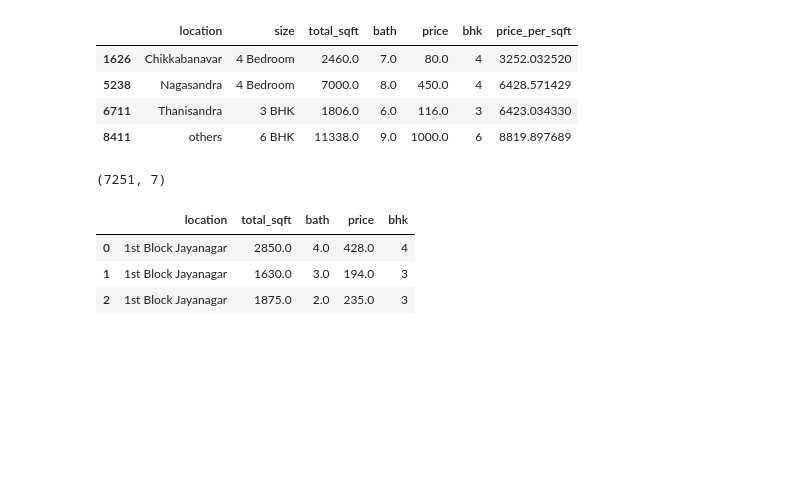
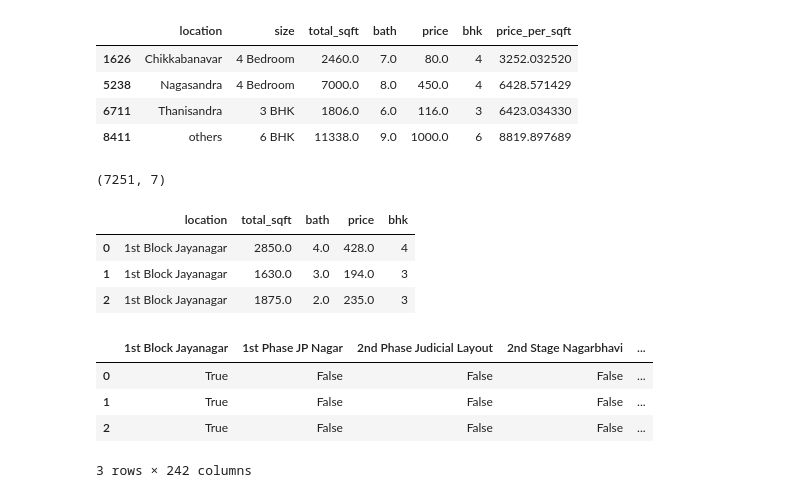
Before and after one commit to AditChheda/Machine-Learning, a Jupyter notebook: Project_1_RealEstatePricePrediction/real_estate_price_prediction.ipynb, the cells around one changed output. Drawn from its saved outputs; the diff is of its cells as text; code cells hidden in the pictures; blank space fills up the shorter version.

```diff
--- a/Project_1_RealEstatePricePrediction/real_estate_price_prediction.ipynb
+++ b/Project_1_RealEstatePricePrediction/real_estate_price_prediction.ipynb
@@ -346,3 +346,12 @@ df10.head(3)
 | 0 | 1st Block Jayanagar | 2850.0 | 4.0 | 428.0 | 4 |
 | 1 | 1st Block Jayanagar | 1630.0 | 3.0 | 194.0 | 3 |
 | 2 | 1st Block Jayanagar | 1875.0 | 2.0 | 235.0 | 3 |
+# %%
+dummies = pd.get_dummies(df10.location)
+dummies.head(3)
+# %% [output]
+|  | 1st Block Jayanagar | 1st Phase JP Nagar | 2nd Phase Judicial Layout | 2nd Stage Nagarbhavi | ... |
+| 0 | True | False | False | False | ... |
+| 1 | True | False | False | False | ... |
+| 2 | True | False | False | False | ... |
+3 rows × 242 columns
```
Also changed, not shown: parts of 18 cells of this notebook, 2 other files.
